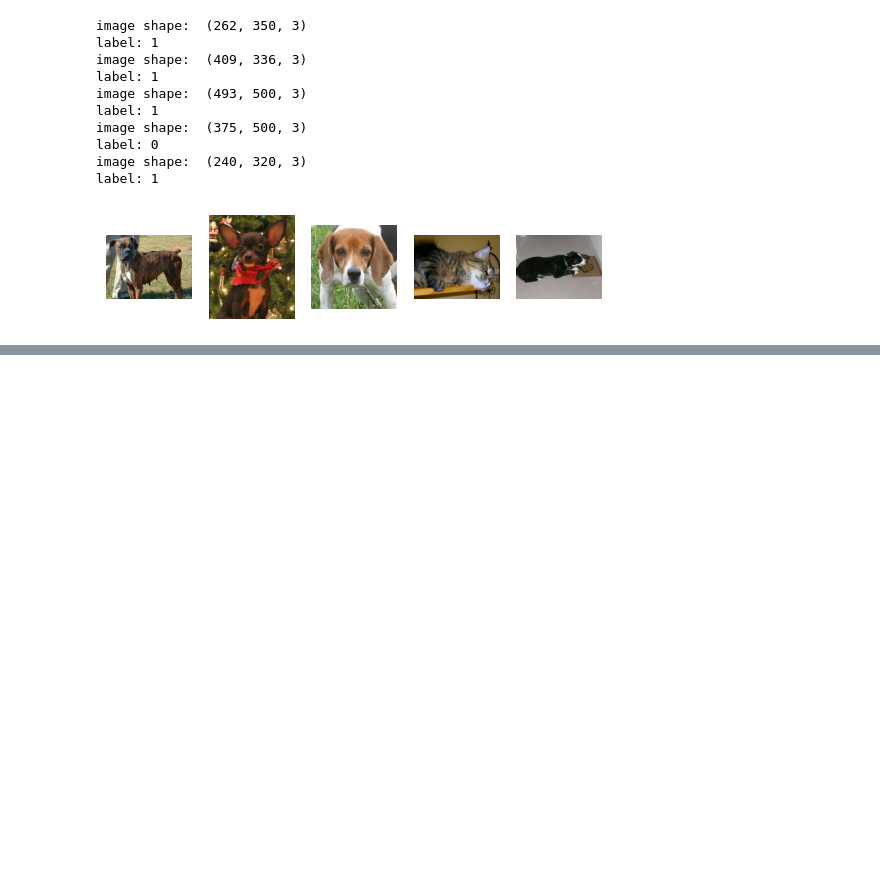
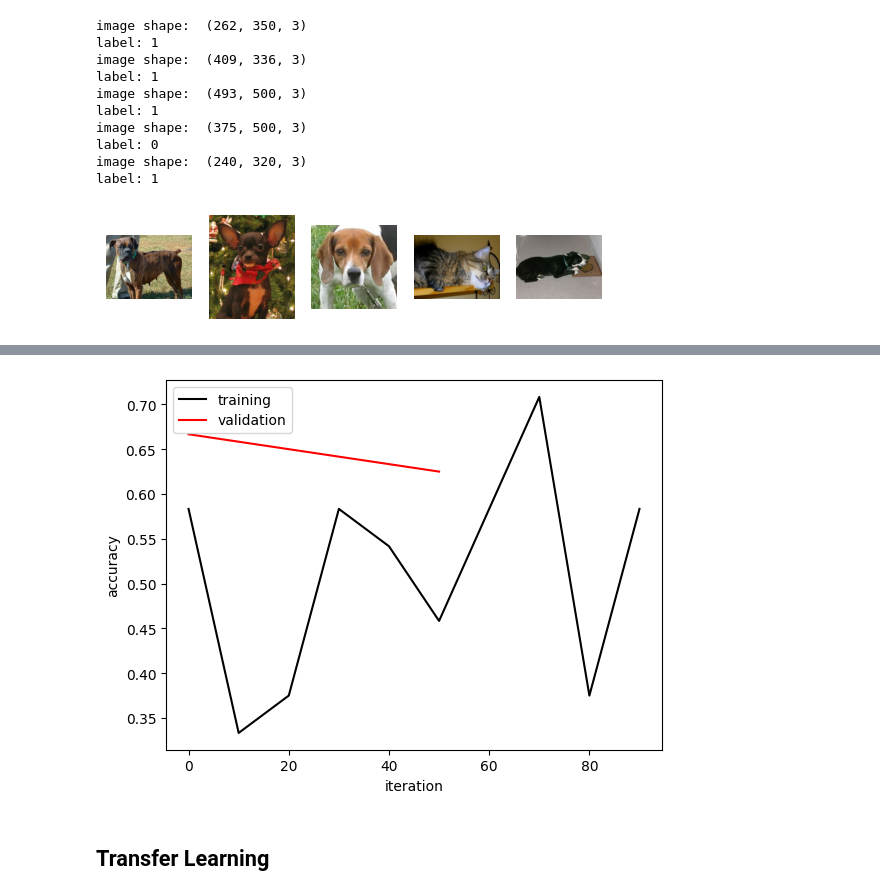
Before and after one commit to shayan823/DeepLearning, a Jupyter notebook: transfer_learning.ipynb, the cells around one changed output, grey strips where cells are left out. Drawn from its saved outputs; the diff is of its cells as text; code cells hidden in the pictures; blank space fills up the shorter version.

```diff
--- a/transfer_learning.ipynb
+++ b/transfer_learning.ipynb
@@ -96,0 +309,10 @@ label: 1
+# %%
+plt.plot(titers, tacc, c='black', label='training');
+plt.plot(viters, vacc, c='r', label='validation');
+plt.legend();
+plt.xlabel('iteration');
+plt.ylabel('accuracy');
+# %% [output]
+[figure, added]
+# %% [markdown]
+## Transfer Learning
```
Also changed, not shown: parts of 35 cells of this notebook.
